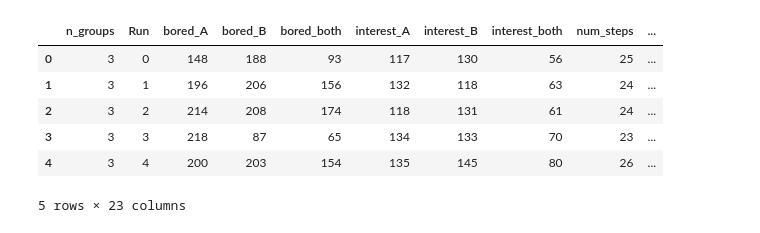
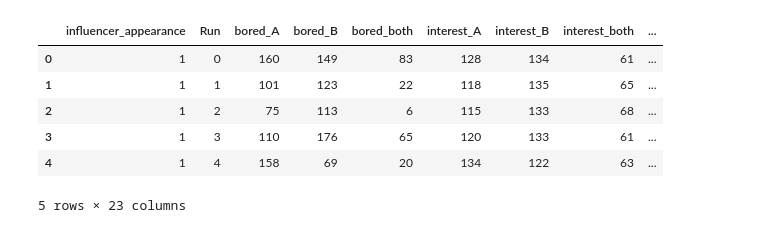
Before and after one commit to cakraocha/meme-abm, a Jupyter notebook: experiment.ipynb, the cells around one changed output. Drawn from its saved outputs; the diff is of its cells as text; code cells hidden in the pictures.

Commit message:
massive update on experiments, add data collection in model

```diff
--- a/experiment.ipynb
+++ b/experiment.ipynb
@@ -54,53 +244,55 @@ batch_run_results.head()
 # %%
 # running experiment using mesa batchrunner
-# 1. difference between sparse and dense nodes
+# 2. influencer as the variable params
+
 fixed_params = {
     "num_nodes": 250,
+    "n_groups": 5,
     "initial_viral_size_A": 5,
     "initial_viral_size_B": 5,
     "meme_spread_chance": 0.3,
     "maybe_bored": 0.3,
-    "influencer_appearance": 3,
     "influencer_spread_chance": 0.6,
     "interest_meme_A_chance": 0.5,
     "interest_meme_B_chance": 0.5
 }
 
 variable_params = {
-    "n_groups": [3, 5, 7],
+    "influencer_appearance": [1, 3, 5, 7]
 }
 
-batch_run = BatchRunner(
+batch_run_2 = BatchRunner(
     MemeModel,
     variable_parameters=variable_params,
     fixed_parameters=fixed_params,
     iterations=50,
     max_steps=100,
     model_reporters={
         "susceptible": number_susceptible,
         "num_steps": number_steps,
         "peak_A": number_peak_meme_A,
         "step_peak_A": step_peak_meme_A,
         "peak_B": number_peak_meme_B,
         "step_peak_B": step_peak_meme_B,
         "bored_A": number_bored_A,
         "bored_B": number_bored_B,
         "bored_both": number_bored_both,
         "interest_A": number_interest_A,
         "interest_B": number_interest_B,
         "interest_both": number_interest_both
     }
 )
 
-batch_run.run_all()
+batch_run_2.run_all()
 
-batch_run_results = batch_run.get_model_vars_dataframe()
-batch_run_results.head()
+batch_run_2_results = batch_run_2.get_model_vars_dataframe()
+batch_run_2_dc = batch_run_2.get_collector_model()
+batch_run_2_results.head()
 # %% [output]
-|  | n_groups | Run | bored_A | bored_B | bored_both | interest_A | interest_B | interest_both | num_steps | ... |
-| 0 | 3 | 0 | 148 | 188 | 93 | 117 | 130 | 56 | 25 | ... |
-| 1 | 3 | 1 | 196 | 206 | 156 | 132 | 118 | 63 | 24 | ... |
-| 2 | 3 | 2 | 214 | 208 | 174 | 118 | 131 | 61 | 24 | ... |
-| 3 | 3 | 3 | 218 | 87 | 65 | 134 | 133 | 70 | 23 | ... |
-| 4 | 3 | 4 | 200 | 203 | 154 | 135 | 145 | 80 | 26 | ... |
+|  | influencer_appearance | Run | bored_A | bored_B | bored_both | interest_A | interest_B | interest_both | ... |
+| 0 | 1 | 0 | 160 | 149 | 83 | 128 | 134 | 61 | ... |
+| 1 | 1 | 1 | 101 | 123 | 22 | 118 | 135 | 65 | ... |
+| 2 | 1 | 2 | 75 | 113 | 6 | 115 | 133 | 68 | ... |
+| 3 | 1 | 3 | 110 | 176 | 65 | 120 | 133 | 61 | ... |
+| 4 | 1 | 4 | 158 | 69 | 20 | 134 | 122 | 63 | ... |
 5 rows × 23 columns
```
Also changed, not shown: parts of 22 cells of this notebook, 12 other files.
